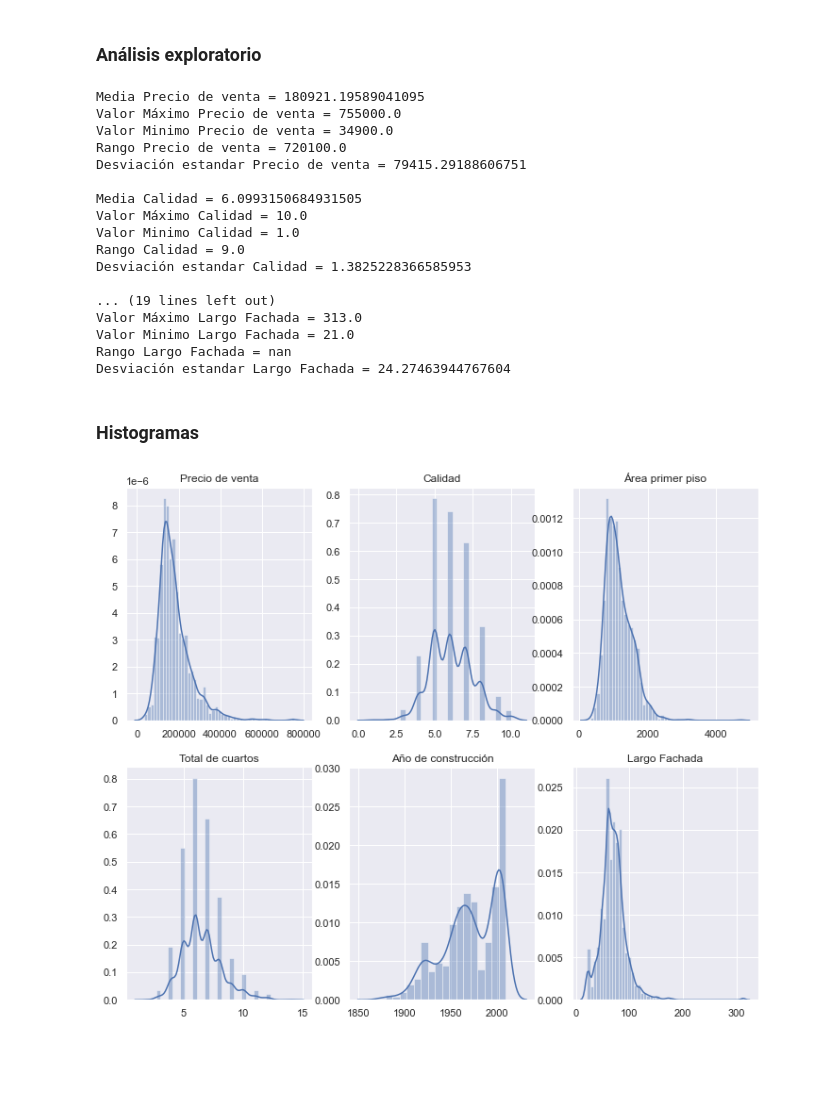
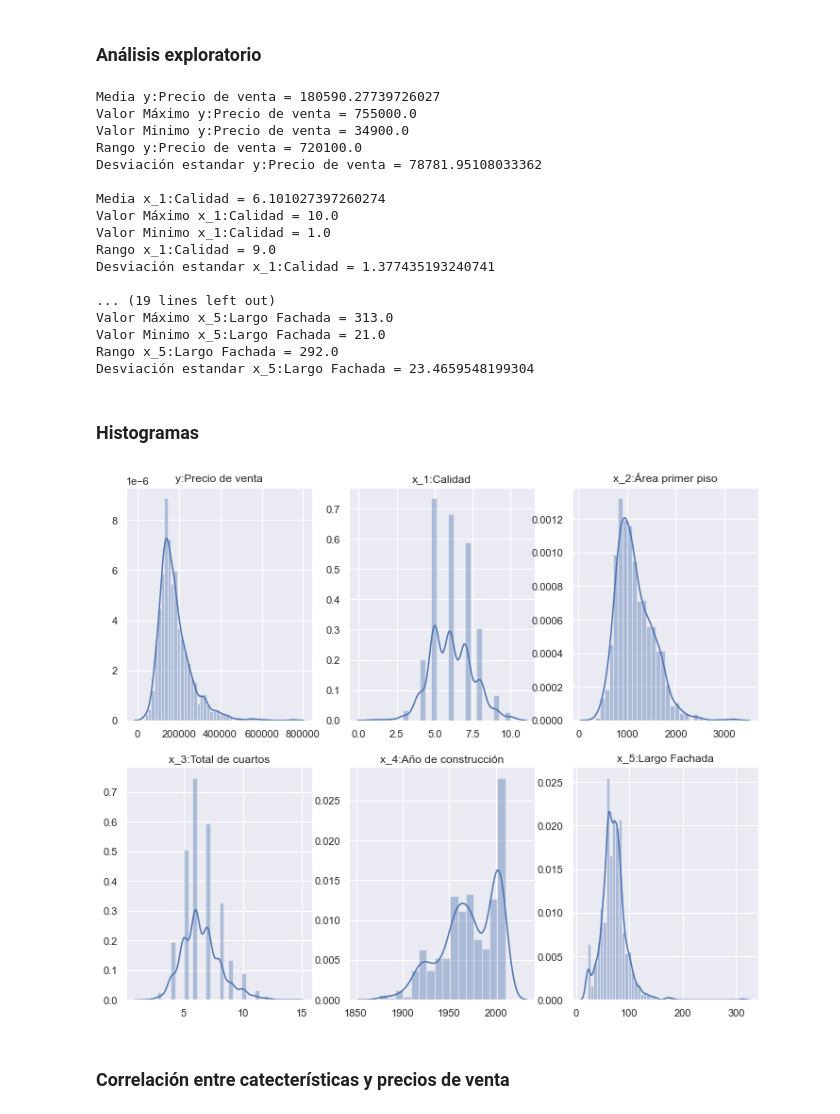
Before and after one commit to hugovi8/Proyecto_final, a Jupyter notebook: Proyecto_final.ipynb, the cells around one changed output. Drawn from its saved outputs; the diff is of its cells as text; code cells hidden in the pictures; blank space fills up the shorter version.

Commit message:
mejora de datos, diagramas dispersion

```diff
--- a/Proyecto_final.ipynb
+++ b/Proyecto_final.ipynb
@@ -22,39 +19,47 @@ test_data = main_data[1168:] #El resto de los datos
+# %%
+rownum = int(np.shape(main_data)[0]*0.8)# para hallar el número de filas para las varibles de entrenamiento
+# %%
+training_data = main_data[0:rownum] # Variables entrenamiento
+test_data = main_data[rownum:] # Variables prueba
 # %% [markdown]
 ### Análisis exploratorio
 # %%
-caracteristicas = ['Precio de venta', 'Calidad', 'Área primer piso', 'Total de cuartos', 'Año de construcción', 'Largo Fachada']
+caracteristicas = ['y:Precio de venta', 'x_1:Calidad', 'x_2:Área primer piso', 'x_3:Total de cuartos', 'x_4:Año de construcción', 'x_5:Largo Fachada']
 # %%
 for lon in range(6):
-    print('Media',caracteristicas[lon],'=',np.nanmean(main_data[:,lon]))
-    print('Valor Máximo',caracteristicas[lon],'=',np.nanmax(main_data[:,lon]))
-    print('Valor Minimo',caracteristicas[lon],'=',np.nanmin(main_data[:,lon]))
-    print('Rango',caracteristicas[lon],'=',np.ptp(main_data[:,lon]))
-    print('Desviación estandar',caracteristicas[lon],'=',np.nanstd(main_data[:,lon]),'\n')
+    print('Media',caracteristicas[lon],'=',np.nanmean(training_data[:,lon]))
+    print('Valor Máximo',caracteristicas[lon],'=',np.nanmax(training_data[:,lon]))
+    print('Valor Minimo',caracteristicas[lon],'=',np.nanmin(training_data[:,lon]))
+    print('Rango',caracteristicas[lon],'=',(np.nanmax(training_data[:,lon])-np.nanmin(training_data[:,lon])))
+    print('Desviación estandar',caracteristicas[lon],'=',np.nanstd(training_data[:,lon]),'\n')
 # %% [output]
-Media Precio de venta = 180921.19589041095
-Valor Máximo Precio de venta = 755000.0
-Valor Minimo Precio de venta = 34900.0
-Rango Precio de venta = 720100.0
-Desviación estandar Precio de venta = 79415.29188606751
+Media y:Precio de venta = 180590.27739726027
+Valor Máximo y:Precio de venta = 755000.0
+Valor Minimo y:Precio de venta = 34900.0
+Rango y:Precio de venta = 720100.0
+Desviación estandar y:Precio de venta = 78781.95108033362
 
-Media Calidad = 6.0993150684931505
-Valor Máximo Calidad = 10.0
-Valor Minimo Calidad = 1.0
-Rango Calidad = 9.0
-Desviación estandar Calidad = 1.3825228366585953
+Media x_1:Calidad = 6.101027397260274
+Valor Máximo x_1:Calidad = 10.0
+Valor Minimo x_1:Calidad = 1.0
+Rango x_1:Calidad = 9.0
+Desviación estandar x_1:Calidad = 1.377435193240741
 
 ... (19 lines left out)
-Valor Máximo Largo Fachada = 313.0
-Valor Minimo Largo Fachada = 21.0
-Rango Largo Fachada = nan
-Desviación estandar Largo Fachada = 24.27463944767604
+Valor Máximo x_5:Largo Fachada = 313.0
+Valor Minimo x_5:Largo Fachada = 21.0
+Rango x_5:Largo Fachada = 292.0
+Desviación estandar x_5:Largo Fachada = 23.4659548199304
 # %% [markdown]
 ### Histogramas
 # %%
 fig = plt.figure(figsize=(12, 10))
-for i in range(6):
-    plt.subplot(2,3,i+1)
-    plt.title(caracteristicas[i])
-    sns.distplot(main_data[:,i])
+sns.set()
+for i in range(1,7):
+    plt.subplot(2,3,i)
+    plt.title(caracteristicas[i-1])
+    sns.distplot(training_data[:,i-1])
 # %% [output]
-[figure, old version]
+[figure, new version]
+# %% [markdown]
+### Correlación entre catecterísticas y precios de venta
```
Also changed, not shown: parts of 4 cells of this notebook.
